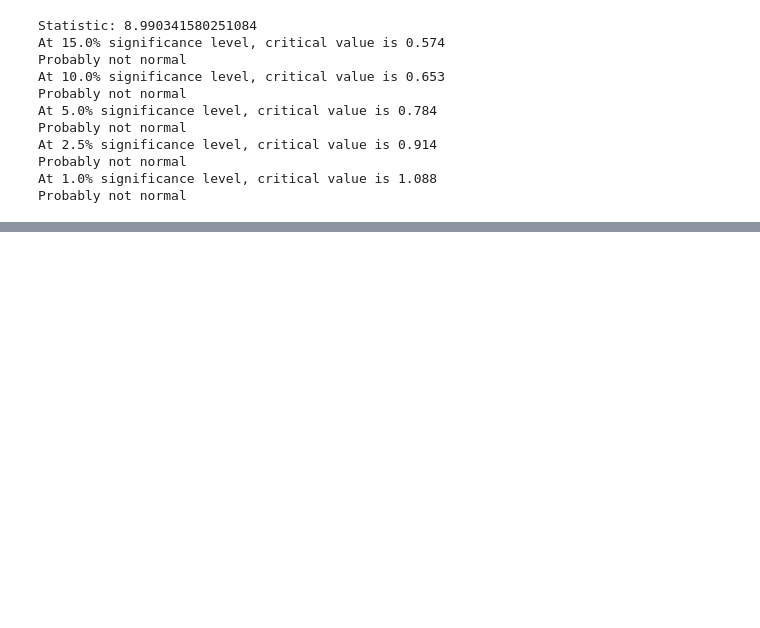
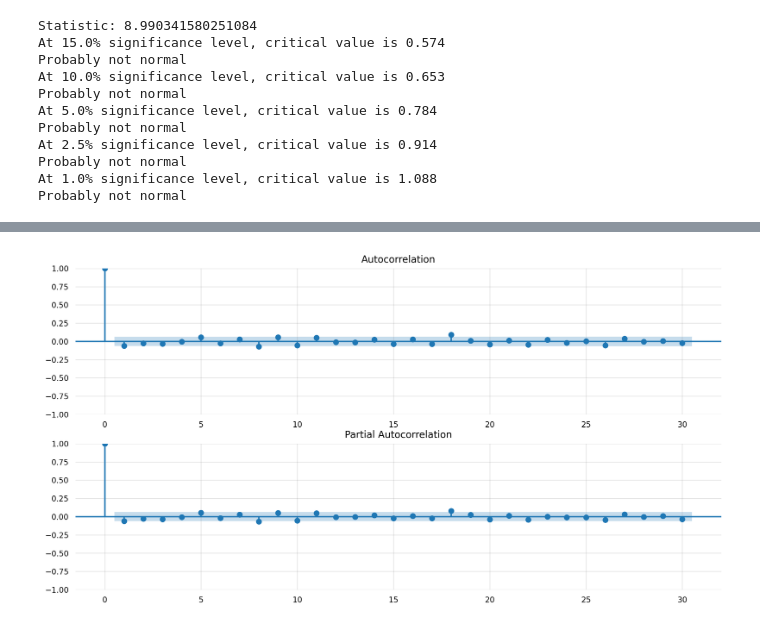
Before and after one commit to gaeldatascience/apple-stock-prediction, a Jupyter notebook: main.ipynb, the cells around one changed output, grey strips where cells are left out. Cells and saved outputs as stored; diff of their text form; code cells hidden in the pictures; blank space fills up the shorter version.

```diff
--- a/main.ipynb
+++ b/main.ipynb
@@ -572,0 +417,20 @@ Probably not normal
+# %%
+import numpy as np
+import pandas as pd
+import matplotlib.pyplot as plt
+import seaborn as sns
+from statsmodels.tsa.seasonal import seasonal_decompose
+from statsmodels.tsa.stattools import adfuller, acf, pacf
+from statsmodels.graphics.tsaplots import plot_acf, plot_pacf
+from statsmodels.tsa.statespace.sarimax import SARIMAX
+from sklearn.metrics import mean_squared_error
+import warnings
+
+plt.figure(figsize=(12, 6))
+plt.subplot(211)
+plot_acf(ts_diff, lags=30, ax=plt.gca())
+plt.subplot(212)
+plot_pacf(ts_diff, lags=30, ax=plt.gca())
+plt.show()
+# %% [output]
+[figure, added]
```
Also changed, not shown: parts of 17 cells of this notebook, 4 other files.
